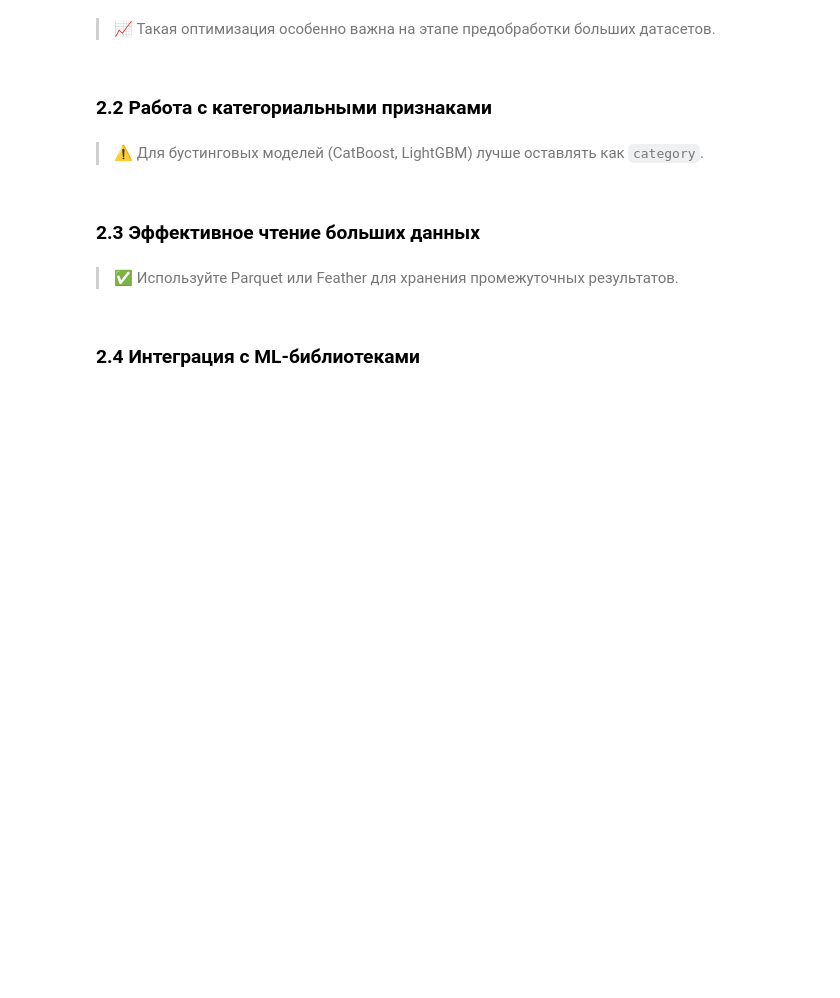
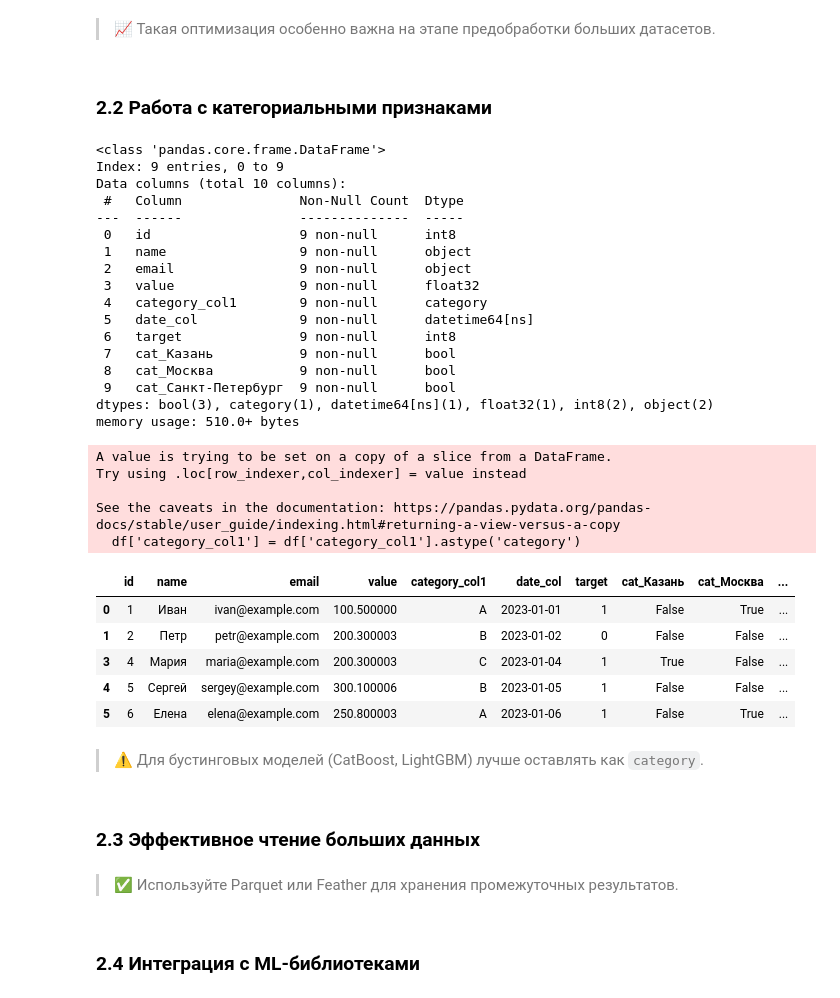
Before and after one commit to gurovic/MLCourse, a Jupyter notebook: 010_read.ipynb, the cells around one changed output. Saved outputs shown, nothing was run; the diff lists cells and outputs as text; code cells hidden in the pictures; blank space fills up the shorter version.

```diff
--- a/010_read.ipynb
+++ b/010_read.ipynb
@@ -73,7 +153,7 @@ df.dropna(subset=['email'], inplace=True)
 
 # Заполнение пропусков медианой
 df['value'] = pd.to_numeric(df['value'], errors='coerce') # некорректные значения превращаются в NaN
-df.fillna({'age': df['value'].median()}, inplace=True)
+df.fillna({'value': df['value'].median()}, inplace=True)
 
 # Удаление дубликатов
 df = df.drop_duplicates()
@@ -99,10 +191,42 @@ print(f"Память: {df.memory_usage(deep=True).sum() / 1024**2:.2f} MB")
 ### 2.2 Работа с категориальными признаками
 # %%
 # Преобразование в категориальный тип
-df['category_col'] = df['category_col'].astype('category')
+df['category_col1'] = df['category_col1'].astype('category')
 
 # One-Hot Encoding
-df = pd.get_dummies(df, columns=['category_col'], prefix='cat')
+df = pd.get_dummies(df, columns=['city'], prefix='cat')
+
+df.info()
+df.head()
+# %% [output]
+<class 'pandas.core.frame.DataFrame'>
+Index: 9 entries, 0 to 9
+Data columns (total 10 columns):
+ #   Column               Non-Null Count  Dtype
+---  ------               --------------  -----
+ 0   id                   9 non-null      int8
+ 1   name                 9 non-null      object
+ 2   email                9 non-null      object
+ 3   value                9 non-null      float32
+ 4   category_col1        9 non-null      category
+ 5   date_col             9 non-null      datetime64[ns]
+ 6   target               9 non-null      int8
+ 7   cat_Казань           9 non-null      bool
+ 8   cat_Москва           9 non-null      bool
+ 9   cat_Санкт-Петербург  9 non-null      bool
+dtypes: bool(3), category(1), datetime64[ns](1), float32(1), int8(2), object(2)
+memory usage: 510.0+ bytes
+A value is trying to be set on a copy of a slice from a DataFrame.
+Try using .loc[row_indexer,col_indexer] = value instead
+
+See the caveats in the documentation: https://pandas.pydata.org/pandas-docs/stable/user_guide/indexing.html#returning-a-view-versus-a-copy
+  df['category_col1'] = df['category_col1'].astype('category')
+|  | id | name | email | value | category_col1 | date_col | target | cat_Казань | cat_Москва | ... |
+| 0 | 1 | Иван | ivan@example.com | 100.500000 | A | 2023-01-01 | 1 | False | True | ... |
+| 1 | 2 | Петр | petr@example.com | 200.300003 | B | 2023-01-02 | 0 | False | False | ... |
+| 3 | 4 | Мария | maria@example.com | 200.300003 | C | 2023-01-04 | 1 | True | False | ... |
+| 4 | 5 | Сергей | sergey@example.com | 300.100006 | B | 2023-01-05 | 1 | False | False | ... |
+| 5 | 6 | Елена | elena@example.com | 250.800003 | A | 2023-01-06 | 1 | False | True | ... |
 # %% [markdown]
 > ⚠️ Для бустинговых моделей (CatBoost, LightGBM) лучше оставлять как `category`.
 # %% [markdown]
```
Also changed, not shown: parts of 15 cells of this notebook.
